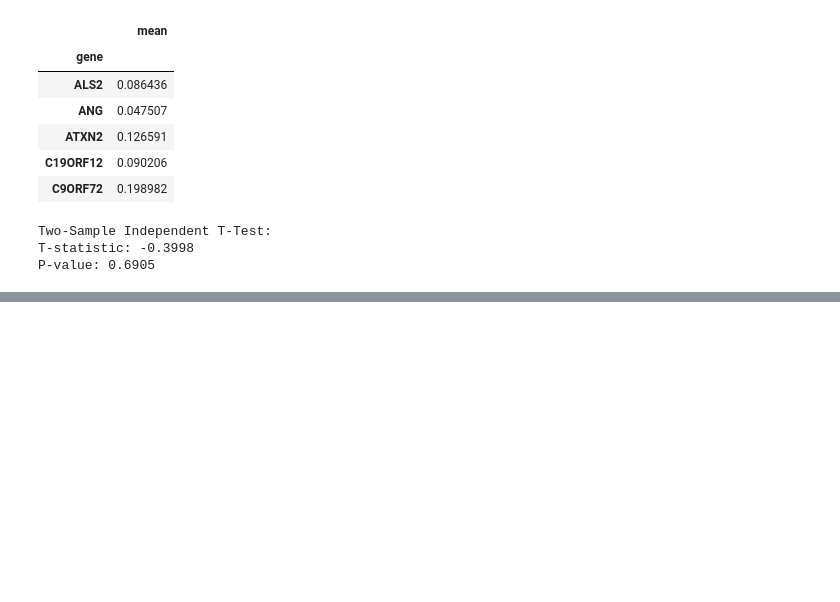
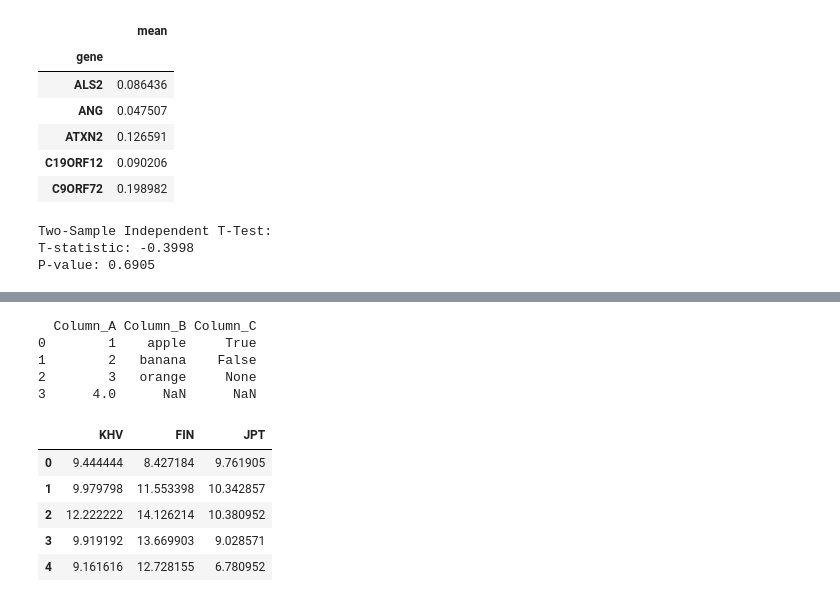
Before and after one commit to emilyvus/cp_als, a Jupyter notebook: analysis/20250815/t-test.ipynb, the cells around one changed output, grey strips where cells are left out. Drawn from its saved outputs; the diff is of its cells as text; code cells hidden in the pictures; blank space fills up the shorter version.

```diff
--- a/analysis/20250815/t-test.ipynb
+++ b/analysis/20250815/t-test.ipynb
@@ -120,0 +215,21 @@ P-value: 0.6905
+# %%
+import pandas as pd
+
+# Define your dictionary with lists of unequal lengths
+data = {
+    'Column_A': [1, 2, 3, 4],
+    'Column_B': ['apple', 'banana', 'orange'],
+    'Column_C': [True, False]
+}
+
+# Create the DataFrame directly from the dictionary
+df = pd.DataFrame.from_dict(data, orient='index')
+df = df.transpose()
+# Print the resulting DataFrame
+print(df)
+# %% [output]
+  Column_A Column_B Column_C
+0        1    apple     True
+1        2   banana    False
+2        3   orange     None
+3      4.0      NaN      NaN
@@ -120,0 +243,9 @@ P-value: 0.6905
+# %%
+tdf.head()
+# %% [output]
+|  | KHV | FIN | JPT |
+| 0 | 9.444444 | 8.427184 | 9.761905 |
+| 1 | 9.979798 | 11.553398 | 10.342857 |
+| 2 | 12.222222 | 14.126214 | 10.380952 |
+| 3 | 9.919192 | 13.669903 | 9.028571 |
+| 4 | 9.161616 | 12.728155 | 6.780952 |
```
Also changed, not shown: parts of 15 cells of this notebook, 10 other files.
